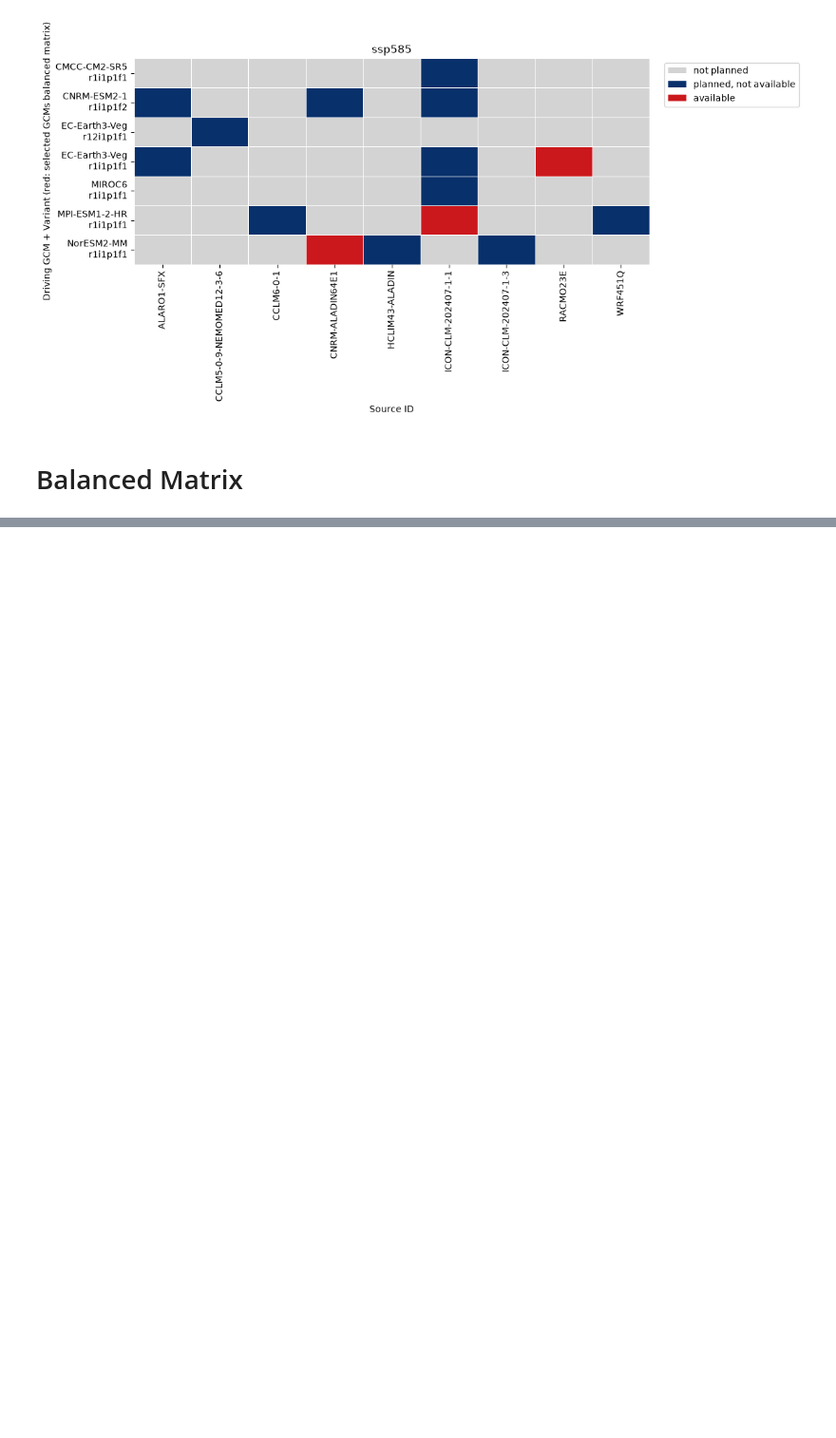
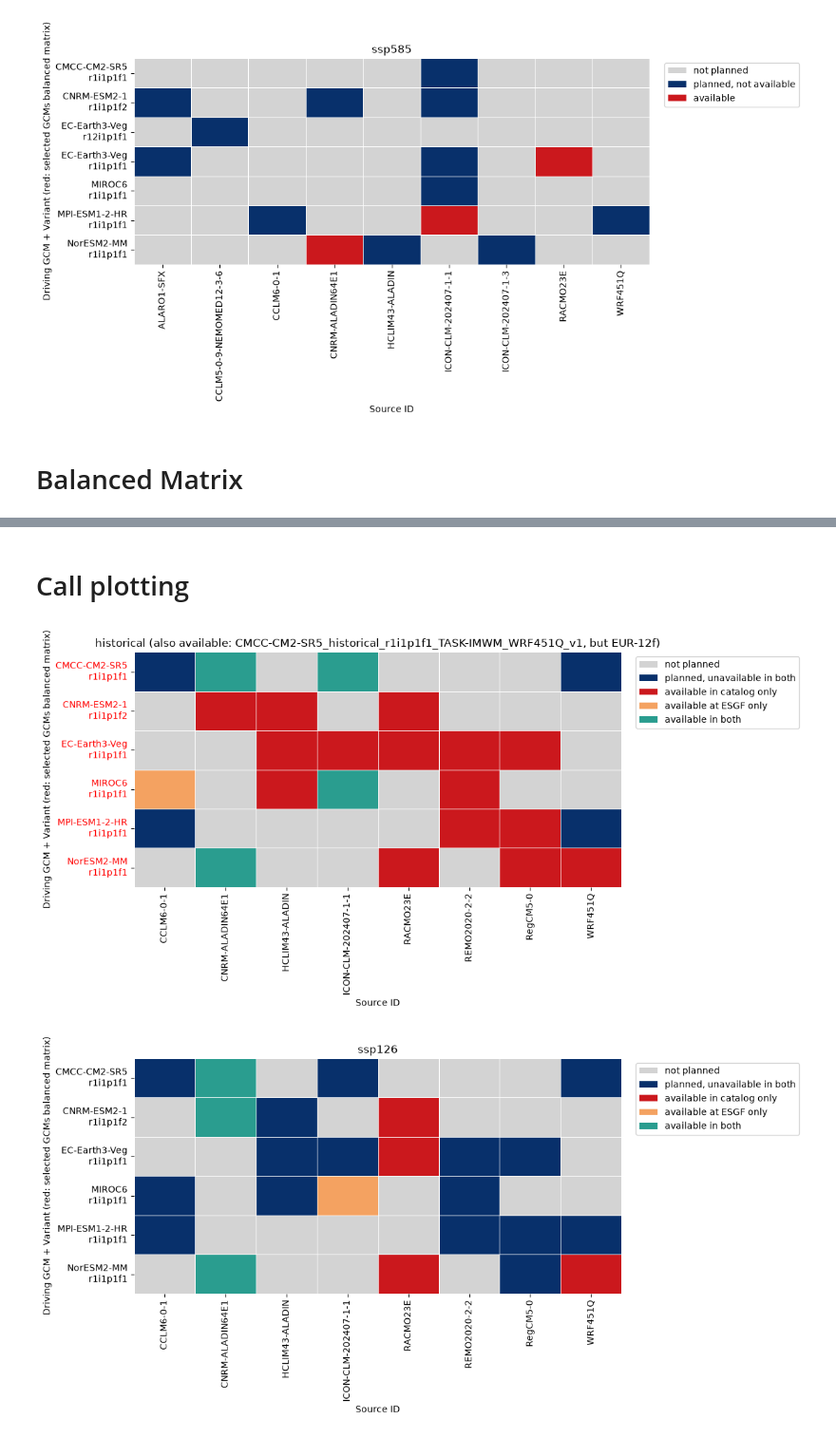
Before and after one commit to KatharinaBuelow/joint_climate_change, a Jupyter notebook: look_at_catalogue.ipynb, the cells around one changed output, grey strips where cells are left out. Shown at 95% size. Drawn from its saved outputs; the diff is of its cells as text; code cells hidden in the pictures; blank space fills up the shorter version.

```diff
--- a/look_at_catalogue.ipynb
+++ b/look_at_catalogue.ipynb
@@ -18,3 +21,6 @@ from matplotlib.colors import ListedColormap
 os.makedirs("plots", exist_ok=True)
 plot_dir = "plots"
 os.makedirs(plot_dir, exist_ok=True)
+# %%
+df = pd.read_csv("CMIP6_downscaling_plans_checked_esgf.csv")
+plot_cmip6_heatmaps(df, plot_dir, "server_esgf")
@@ -639,0 +830,33 @@ KeyError: 'available at esgf'
+# %%
+
+def create_balanced_matrix(df):
+
+    # create balanced matrix of Simulationschecked in catalogue and esgf
+    # df = pd.read_csv("CMIP6_downscaling_plans_checked_esgf.csv")
+
+    # only balance matrix
+    df_eurbalanced = df.loc[
+        df["comments"].str.contains("#EURbalanced", na=False, regex=False)
+    ].copy()
+
+    df_eurbalanced['driving_source_id'].unique()
+
+    return df_eurbalanced
+# %% [markdown]
+# Call plotting
+# %%
+# --------------------------------------------
+# Just decide on the matrix you like to plot
+# --------------------------------------------
+
+#df = pd.read_csv("CMIP6_downscaling_plans_checked.csv")
+df = pd.read_csv("CMIP6_downscaling_plans_checked_esgf.csv")
+#
+# or balance matrix
+#
+df_eurbalanced = create_balanced_matrix(df)
+# Adjust here the df name:
+plot_cmip6_heatmaps(df_eurbalanced, plot_dir, "_balancedserver_esgf")
+# %% [output]
+[figure, added]
+[figure, added]
```
Also changed, not shown: parts of 16 cells of this notebook.
